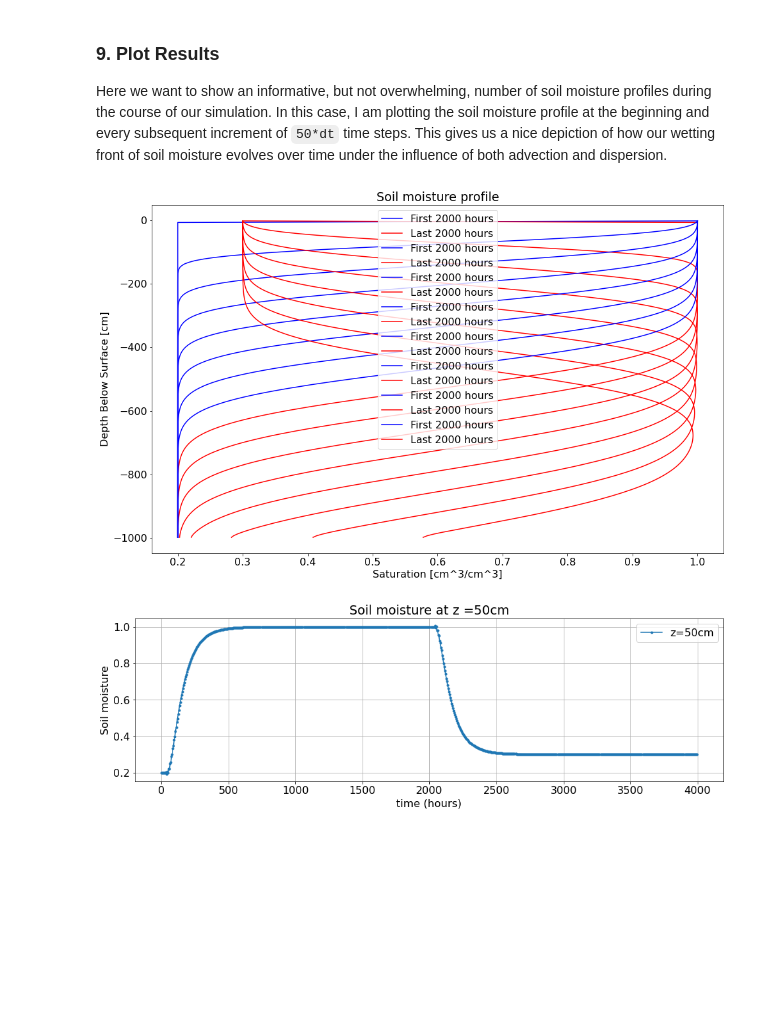
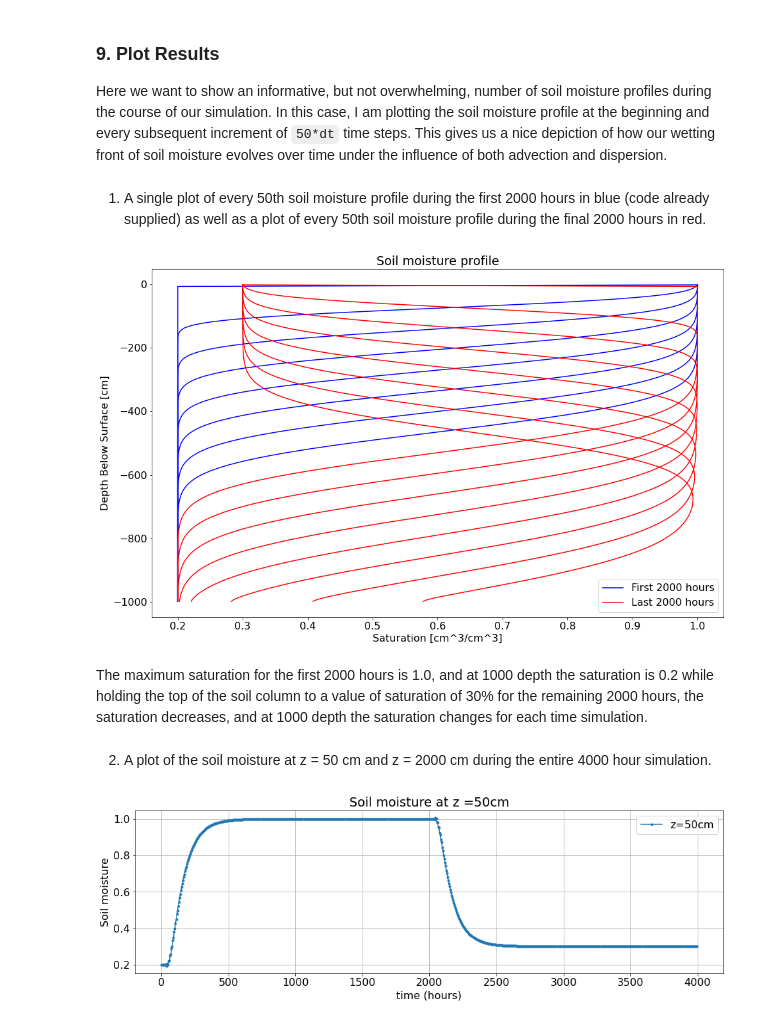
Before and after one commit to yao24/geos518-fall-2021, a Jupyter notebook: mod07/mod07-ADE-Assignment.ipynb, the cells around one changed output. Cells and saved outputs as stored; diff of their text form; code cells hidden in the pictures; blank space fills up the shorter version.

```diff
--- a/mod07/mod07-ADE-Assignment.ipynb
+++ b/mod07/mod07-ADE-Assignment.ipynb
@@ -123,23 +125,43 @@ for i in np.arange(Nt): # Loop through time first
 ### 9. Plot Results
 
 Here we want to show an informative, but not overwhelming, number of soil moisture profiles during the course of our simulation. In this case, I am plotting the soil moisture profile at the beginning and every subsequent increment of `50*dt` time steps. This gives us a nice depiction of how our wetting front of soil moisture evolves over time under the influence of both advection and dispersion.
+# %% [markdown]
+1. A single plot of every 50th soil moisture profile during the first 2000 hours in blue (code already supplied) as well as a plot of every 50th soil moisture profile during the final 2000 hours in red.
 # %%
 plt.rcParams.update({'font.size': 16}) # Change font size to something legible
 plt.figure(figsize=(16,10)) # Create a figure
 
+lab = np.array([0,2000])
+
+# Plot of the first 2000 hours
 for p in np.arange(0,Nt1,50): # Loop through and plot every 50th simulated soil moisture profile as a blue line
-    plt.plot(theta[:,p],-z,'b',label = 'First 2000 hours') # Note sign of z... we're now plotting z as negative into the soil surface
-                                # Plot of the first 2000 hours
-    plt.plot(theta[:,Nt1+p],-z,'r',label = 'Last 2000 hours') # Plot of the last 2000 hours
+
+    if(p == 0):
+        plt.plot(theta[:,p],-z,'b',label = 'First 2000 hours') # Note sign of z... we're now plotting z as negative into the soil surface
+
+    else:
+        plt.plot(theta[:,p],-z,'b')
+
+# Plot of the last 2000 hours
+for p in np.arange(0,Nt1,50):
+
+    if(p == 0):
+        plt.plot(theta[:,Nt1+p],-z,'r',label = 'Last 2000 hours')
+    else:
+        plt.plot(theta[:,Nt1+p],-z,'r')
 
 
 # Add labels with units
 plt.xlabel('Saturation [cm^3/cm^3]')
 plt.ylabel('Depth Below Surface [cm]')
 plt.title('Soil moisture profile')
 plt.legend()
 plt.show()
 # %% [output]
-[figure, old version]
+[figure, new version]
+# %% [markdown]
+The maximum saturation for the first 2000 hours is 1.0, and at 1000 depth the saturation is 0.2 while holding the top of the soil column to a value of saturation of 30% for the remaining 2000 hours, the saturation decreases, and at 1000 depth the saturation changes for each time simulation.
+# %% [markdown]
+2. A plot of the soil moisture at z = 50 cm and z = 2000 cm during the entire 4000 hour simulation.
 # %%
 #minimum index at depths: 50, 200 cm
```
Also changed, not shown: parts of 5 cells of this notebook, 1 other file.
